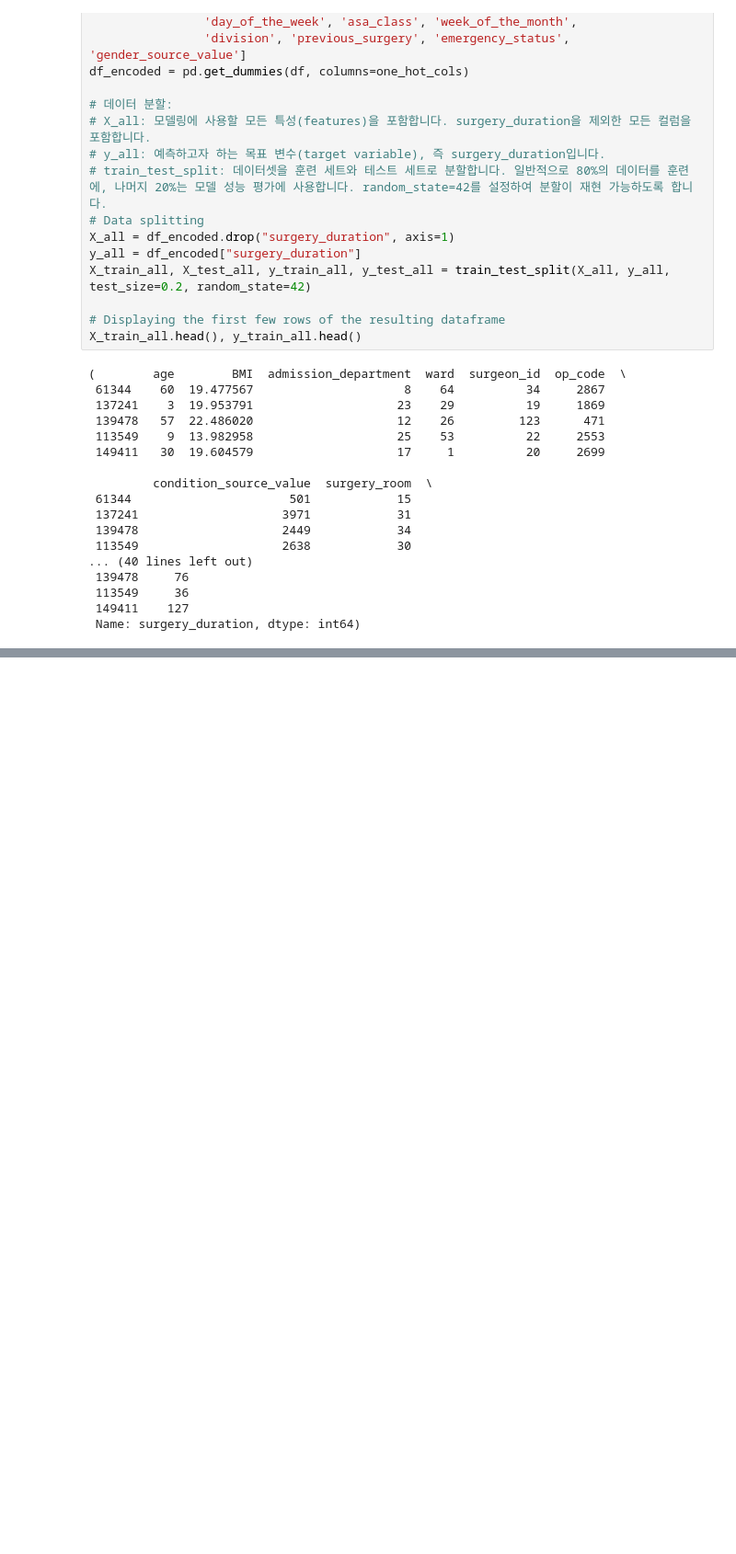
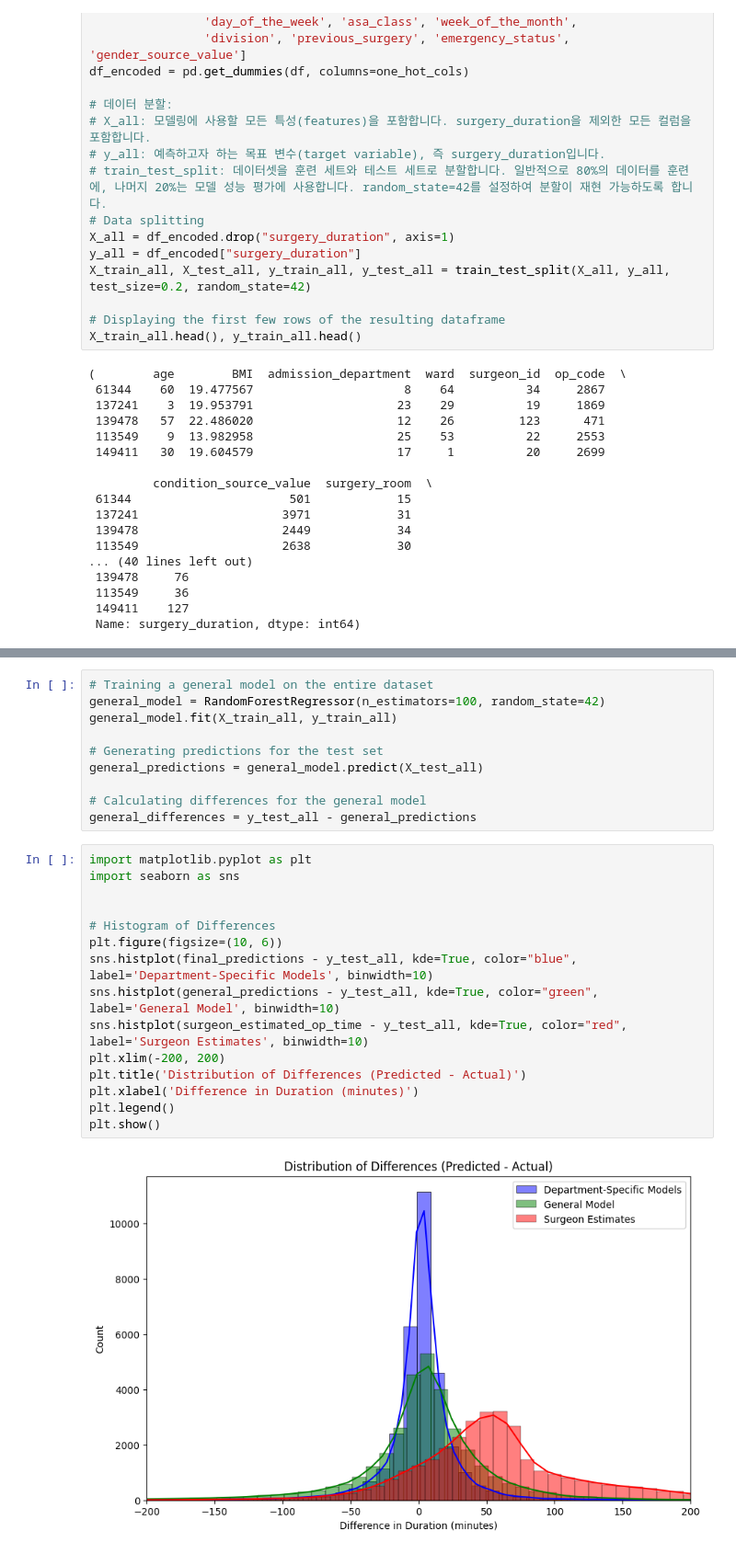
Before and after one commit to devguno/Surgical-Duration-Prediction, a Jupyter notebook: 1128.ipynb, the cells around one changed output, grey strips where cells are left out. Shown: that part at 92% size. Drawn from its saved outputs; the diff is of its cells as text; blank space fills up the shorter version.

```diff
--- a/1128.ipynb
+++ b/1128.ipynb
@@ -206,0 +221,27 @@ plt.show()
+# %%
+# Training a general model on the entire dataset
+general_model = RandomForestRegressor(n_estimators=100, random_state=42)
+general_model.fit(X_train_all, y_train_all)
+
+# Generating predictions for the test set
+general_predictions = general_model.predict(X_test_all)
+
+# Calculating differences for the general model
+general_differences = y_test_all - general_predictions
+# %%
+import matplotlib.pyplot as plt
+import seaborn as sns
+
+
+# Histogram of Differences
+plt.figure(figsize=(10, 6))
+sns.histplot(final_predictions - y_test_all, kde=True, color="blue", label='Department-Specific Models', binwidth=10)
+sns.histplot(general_predictions - y_test_all, kde=True, color="green", label='General Model', binwidth=10)
+sns.histplot(surgeon_estimated_op_time - y_test_all, kde=True, color="red", label='Surgeon Estimates', binwidth=10)
+plt.xlim(-200, 200)
+plt.title('Distribution of Differences (Predicted - Actual)')
+plt.xlabel('Difference in Duration (minutes)')
+plt.legend()
+plt.show()
+# %% [output]
+[figure, added]
```
Also changed, not shown: parts of 4 cells of this notebook, 1 other file.
